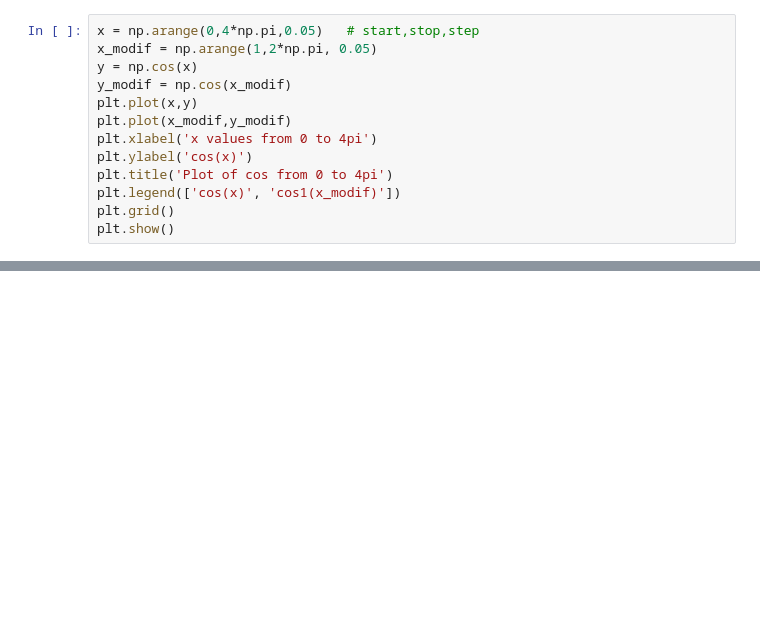
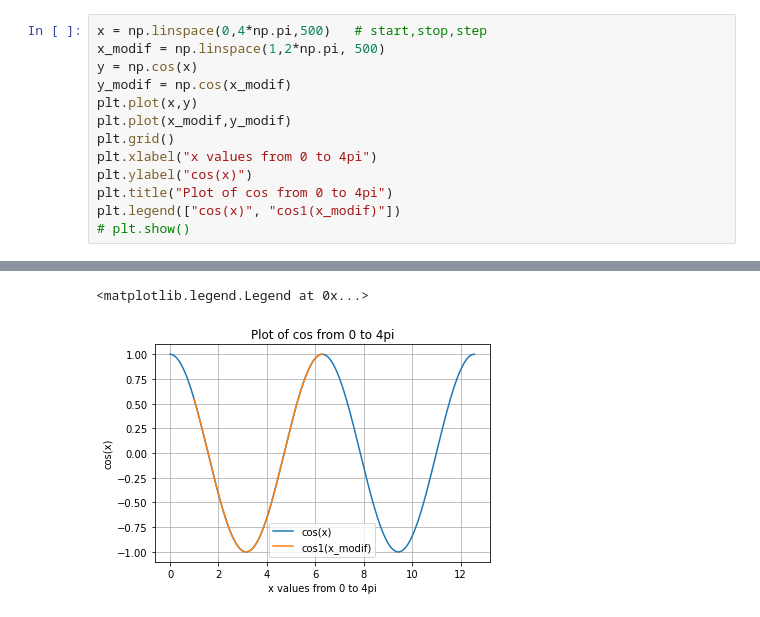
Before and after one commit to Anniegavr/Signal_Processing, a Jupyter notebook: SP_Lab1.ipynb, the cells around one changed output, grey strips where cells are left out. Saved outputs shown, nothing was run; the diff lists cells and outputs as text; blank space fills up the shorter version.

```diff
--- a/SP_Lab1.ipynb
+++ b/SP_Lab1.ipynb
@@ -152,14 +154,14 @@ plt.show()
 # %%
-x = np.arange(0,4*np.pi,0.05)   # start,stop,step
-x_modif = np.arange(1,2*np.pi, 0.05)
+x = np.linspace(0,4*np.pi,500)   # start,stop,step
+x_modif = np.linspace(1,2*np.pi, 500)
 y = np.cos(x)
 y_modif = np.cos(x_modif)
 plt.plot(x,y)
 plt.plot(x_modif,y_modif)
-plt.xlabel('x values from 0 to 4pi')
-plt.ylabel('cos(x)')
-plt.title('Plot of cos from 0 to 4pi')
-plt.legend(['cos(x)', 'cos1(x_modif)'])
 plt.grid()
-plt.show()
+plt.xlabel("x values from 0 to 4pi")
+plt.ylabel("cos(x)")
+plt.title("Plot of cos from 0 to 4pi")
+plt.legend(["cos(x)", "cos1(x_modif)"])
+# plt.show()
 # %% [output]
@@ -167,3 +168,5 @@ plt.show()
+<matplotlib.legend.Legend at 0x...>
+[figure, added]
 # %%
 x = np.arange(0,4*np.pi,0.05)   # start,stop,step
 x_modif = np.arange(1,2*np.pi, 0.05)
```
Also changed, not shown: parts of 16 cells of this notebook.
